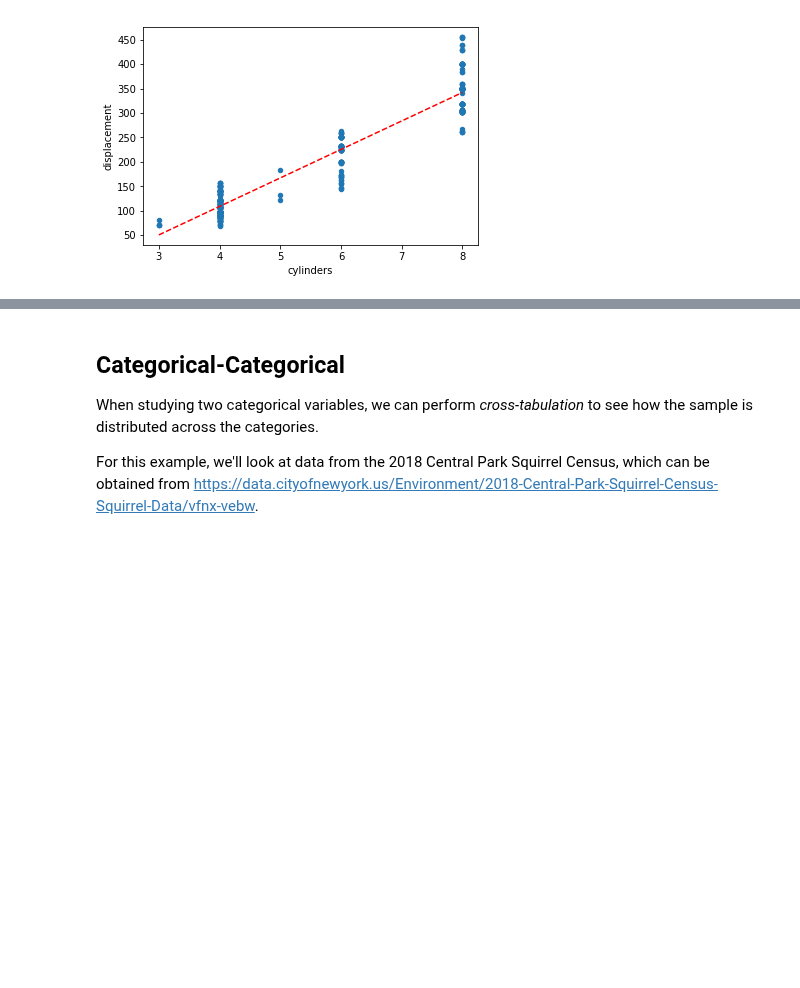
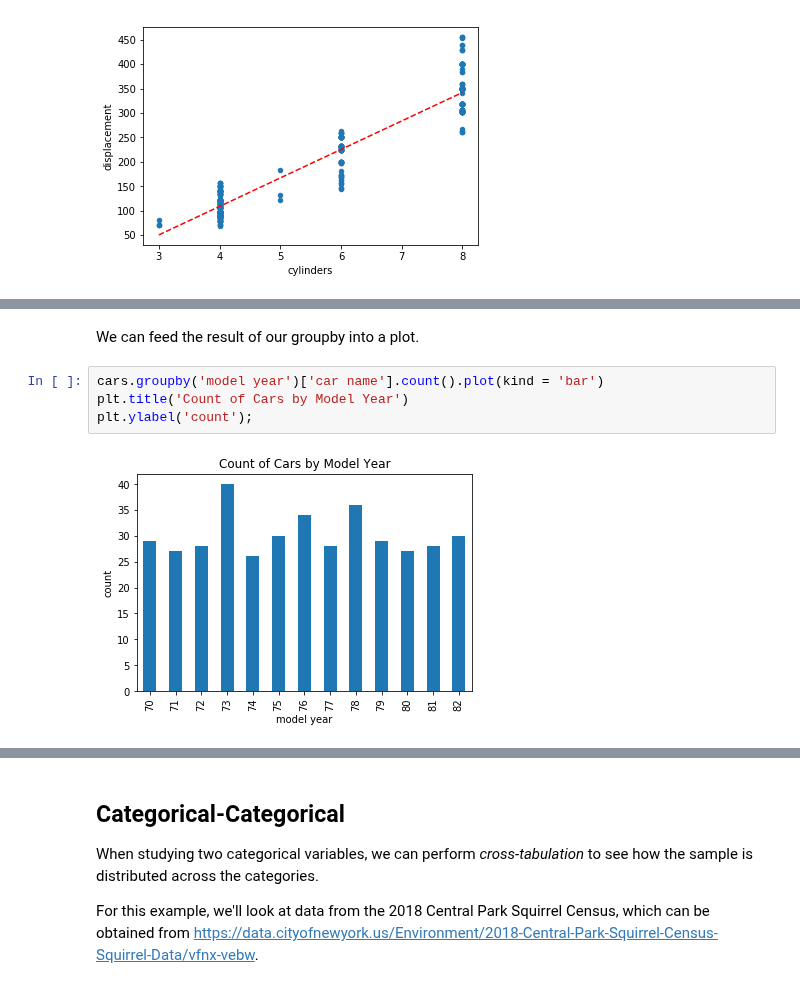
Before and after one commit to NSS-Data-Instructional-Stuff/stats-for-data-science, a Jupyter notebook: notebooks/02_Exploratory_Data_Analysis-Part_2_Two_Variable.ipynb, the cells around one changed output, grey strips where cells are left out. Drawn from its saved outputs; the diff is of its cells as text; blank space fills up the shorter version.

```diff
--- a/notebooks/02_Exploratory_Data_Analysis-Part_2_Two_Variable.ipynb
+++ b/notebooks/02_Exploratory_Data_Analysis-Part_2_Two_Variable.ipynb
@@ -245,0 +284,8 @@ plt.plot(x,p(x),"r--");
+# %% [markdown]
+We can feed the result of our groupby into a plot.
+# %%
+cars.groupby('model year')['car name'].count().plot(kind = 'bar')
+plt.title('Count of Cars by Model Year')
+plt.ylabel('count');
+# %% [output]
+[figure, added]
```
Also changed, not shown: parts of 7 cells of this notebook.
